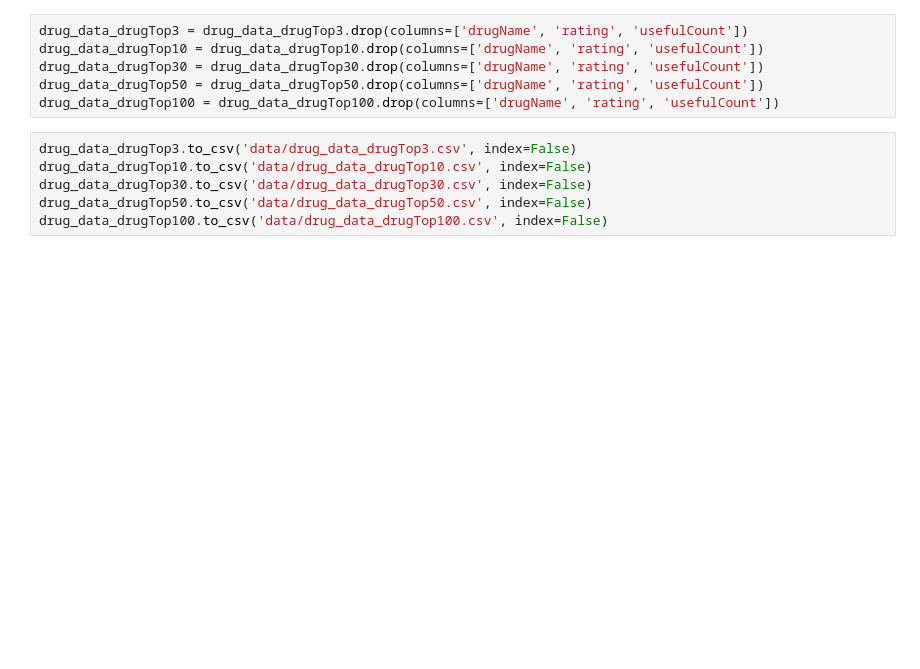
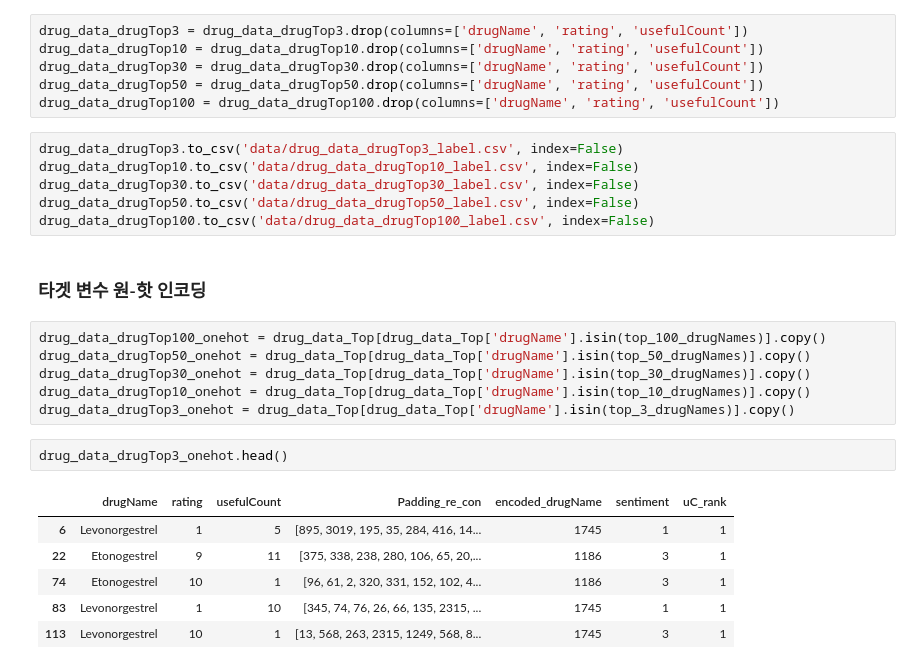
Before and after one commit to 2j0123/Drug-Review-Data-Predictions-Drug-Name, a Jupyter notebook: Drug_Data_Preprocess.ipynb, the cells around one changed output. Saved outputs shown, nothing was run; the diff lists cells and outputs as text; blank space fills up the shorter version.

```diff
--- a/Drug_Data_Preprocess.ipynb
+++ b/Drug_Data_Preprocess.ipynb
@@ -919,8 +895,25 @@ drug_data_drugTop30 = drug_data_drugTop30.drop(columns=['drugName', 'rating', 'u
 drug_data_drugTop50 = drug_data_drugTop50.drop(columns=['drugName', 'rating', 'usefulCount'])
 drug_data_drugTop100 = drug_data_drugTop100.drop(columns=['drugName', 'rating', 'usefulCount'])
 # %%
-drug_data_drugTop3.to_csv('data/drug_data_drugTop3.csv', index=False)
-drug_data_drugTop10.to_csv('data/drug_data_drugTop10.csv', index=False)
-drug_data_drugTop30.to_csv('data/drug_data_drugTop30.csv', index=False)
-drug_data_drugTop50.to_csv('data/drug_data_drugTop50.csv', index=False)
-drug_data_drugTop100.to_csv('data/drug_data_drugTop100.csv', index=False)
+drug_data_drugTop3.to_csv('data/drug_data_drugTop3_label.csv', index=False)
+drug_data_drugTop10.to_csv('data/drug_data_drugTop10_label.csv', index=False)
+drug_data_drugTop30.to_csv('data/drug_data_drugTop30_label.csv', index=False)
+drug_data_drugTop50.to_csv('data/drug_data_drugTop50_label.csv', index=False)
+drug_data_drugTop100.to_csv('data/drug_data_drugTop100_label.csv', index=False)
+# %% [markdown]
+### 타겟 변수 원-핫 인코딩
+# %%
+drug_data_drugTop100_onehot = drug_data_Top[drug_data_Top['drugName'].isin(top_100_drugNames)].copy()
+drug_data_drugTop50_onehot = drug_data_Top[drug_data_Top['drugName'].isin(top_50_drugNames)].copy()
+drug_data_drugTop30_onehot = drug_data_Top[drug_data_Top['drugName'].isin(top_30_drugNames)].copy()
+drug_data_drugTop10_onehot = drug_data_Top[drug_data_Top['drugName'].isin(top_10_drugNames)].copy()
+drug_data_drugTop3_onehot = drug_data_Top[drug_data_Top['drugName'].isin(top_3_drugNames)].copy()
+# %%
+drug_data_drugTop3_onehot.head()
+# %% [output]
+|  | drugName | rating | usefulCount | Padding_re_con | encoded_drugName | sentiment | uC_rank |
+| 6 | Levonorgestrel | 1 | 5 | [895, 3019, 195, 35, 284, 416, 14... | 1745 | 1 | 1 |
+| 22 | Etonogestrel | 9 | 11 | [375, 338, 238, 280, 106, 65, 20,... | 1186 | 3 | 1 |
+| 74 | Etonogestrel | 10 | 1 | [96, 61, 2, 320, 331, 152, 102, 4... | 1186 | 3 | 1 |
+| 83 | Levonorgestrel | 1 | 10 | [345, 74, 76, 26, 66, 135, 2315, ... | 1745 | 1 | 1 |
+| 113 | Levonorgestrel | 10 | 1 | [13, 568, 263, 2315, 1249, 568, 8... | 1745 | 3 | 1 |
```
Also changed, not shown: parts of 24 cells of this notebook, 1 other file.
